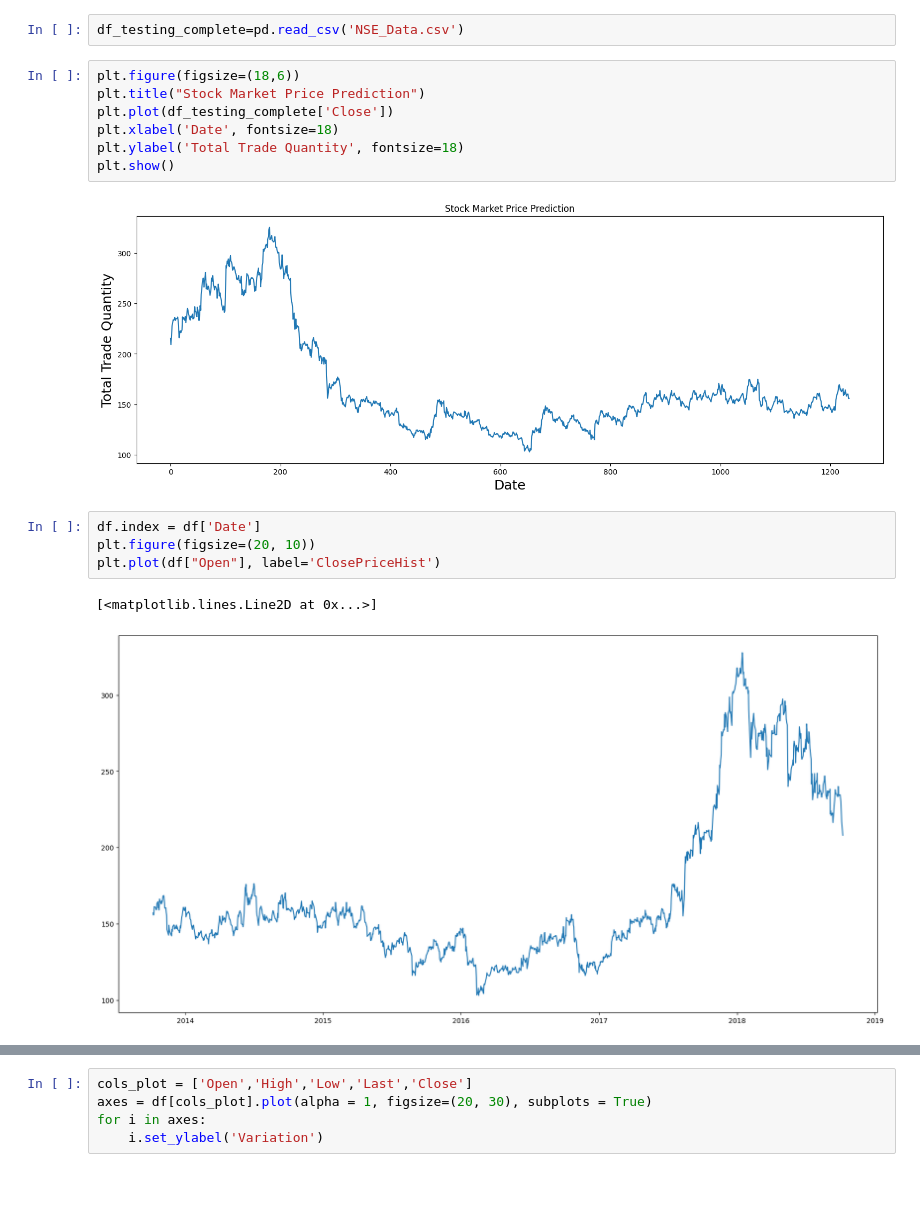
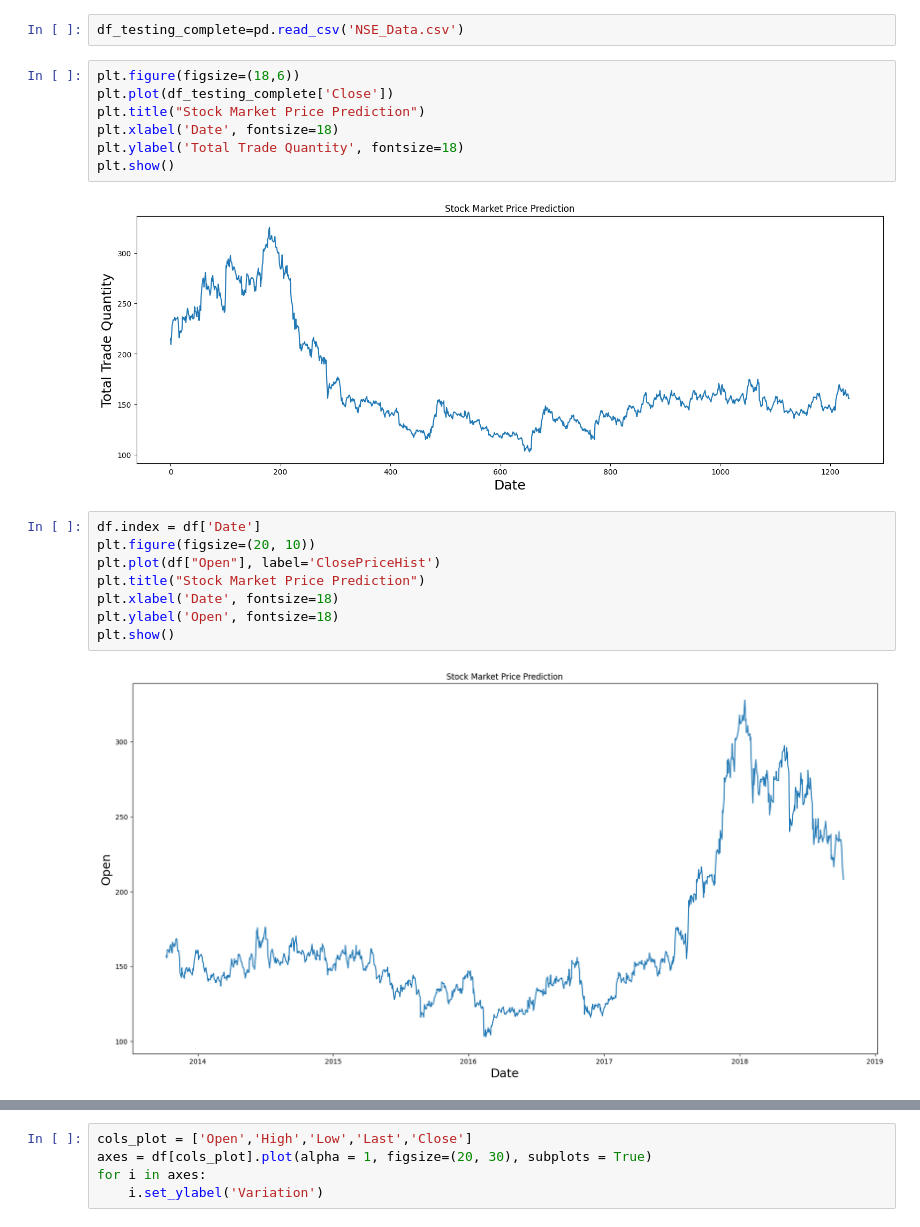
Before and after one commit to aakshay001/CodeClauseInternship, a Jupyter notebook: Stock_Price_Prediction/Stock Market Prediction.ipynb, the cells around one changed output, grey strips where cells are left out. Drawn from its saved outputs; the diff is of its cells as text; blank space fills up the shorter version.

```diff
--- a/Stock_Price_Prediction/Stock Market Prediction.ipynb
+++ b/Stock_Price_Prediction/Stock Market Prediction.ipynb
@@ -296,8 +259,8 @@ math.sqrt(mean_squared_error(y_test,test_predict))
 df_testing_complete=pd.read_csv('NSE_Data.csv')
 # %%
 plt.figure(figsize=(18,6))
+plt.plot(df_testing_complete['Close'])
 plt.title("Stock Market Price Prediction")
-plt.plot(df_testing_complete['Close'])
 plt.xlabel('Date', fontsize=18)
 plt.ylabel('Total Trade Quantity', fontsize=18)
 plt.show()
@@ -306,7 +269,10 @@ plt.show()
 # %%
 df.index = df['Date']
 plt.figure(figsize=(20, 10))
 plt.plot(df["Open"], label='ClosePriceHist')
+plt.title("Stock Market Price Prediction")
+plt.xlabel('Date', fontsize=18)
+plt.ylabel('Open', fontsize=18)
+plt.show()
 # %% [output]
-[<matplotlib.lines.Line2D at 0x...>]
-[figure, old version]
+[figure, new version]
```
Also changed, not shown: parts of 14 cells of this notebook.
